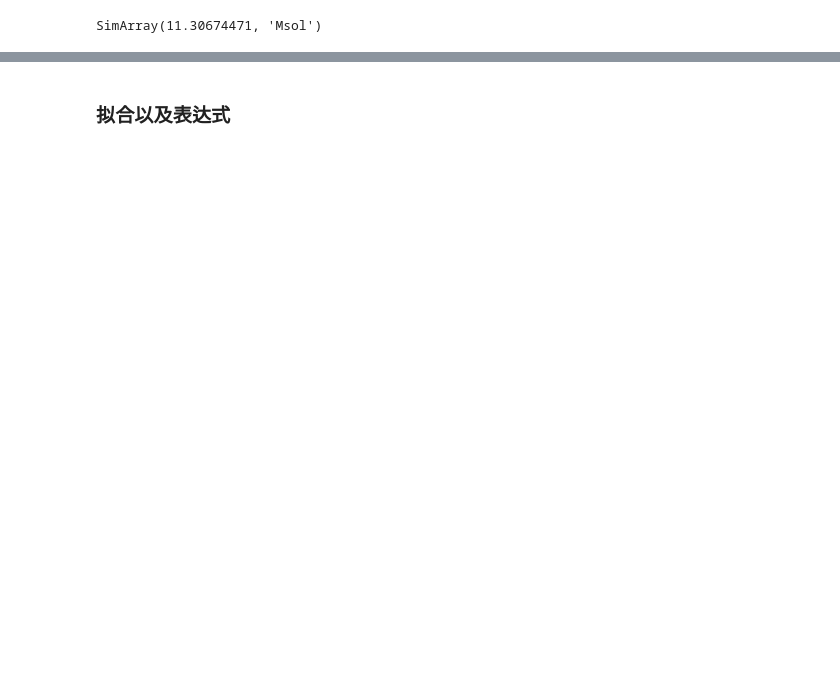
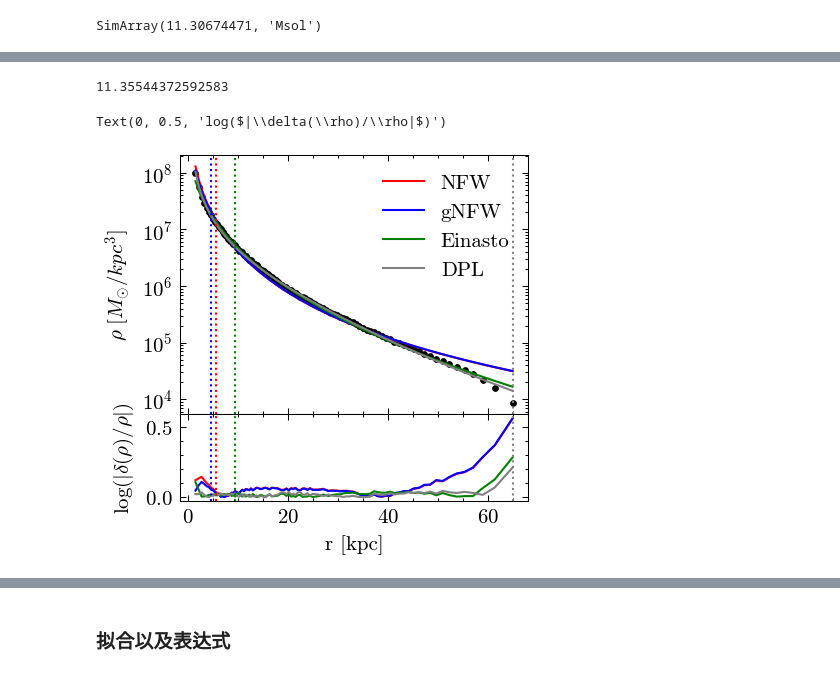
Before and after one commit to wx-ys/gal1d, a Jupyter notebook: example.ipynb, the cells around one changed output, grey strips where cells are left out. Cells and saved outputs as stored; diff of their text form; code cells hidden in the pictures; blank space fills up the shorter version.

```diff
--- a/example.ipynb
+++ b/example.ipynb
@@ -92,2 +99,36 @@ np.log10(ein.enclosed_mass(200))
+# %%
+np.log10(ein.total_mass())
+# %% [output]
+11.35544372592583
+# %%
+fig,axis = plt.subplots(2,1,dpi=150,height_ratios=[3,1],sharex=True,figsize=(3,3))
+axis[0].scatter(rdm,rhodm,c='k',s=5)
+axis[0].plot(rdm,nfw(rdm),c='r',label='NFW')
+axis[0].plot(rdm,gnfw(rdm),c='b',label='gNFW')
+axis[0].plot(rdm,ein(rdm),c='g',label='Einasto')
+axis[0].plot(rdm,dou(rdm),c='grey',label='DPL')
+#plt.plot(rdm,ein(rdm),c='y')
+axis[0].set_yscale('log')
+axis[1].plot(rdm, np.log10(np.abs((nfw(rdm)-rhodm)/rhodm)+1),c='r')
+axis[1].plot(rdm, np.log10(np.abs((gnfw(rdm)-rhodm)/rhodm)+1),c='b')
+axis[1].plot(rdm, np.log10(np.abs((ein(rdm)-rhodm)/rhodm)+1),c='g')
+axis[1].plot(rdm,np.log10(np.abs((dou(rdm)-rhodm)/rhodm)+1),c='grey')
+
+axis[0].axvline(gnfw['scale_radius'],c='b',linestyle=':')
+axis[0].axvline(nfw['scale_radius'],c='r',linestyle=':')
+axis[0].axvline(ein['scale_radius'],c='g',linestyle=':')
+axis[0].axvline(dou['scale_radius'],c='grey',linestyle=':')
+axis[1].axvline(gnfw['scale_radius'],c='b',linestyle=':')
+axis[1].axvline(nfw['scale_radius'],c='r',linestyle=':')
+axis[1].axvline(ein['scale_radius'],c='g',linestyle=':')
+axis[1].axvline(dou['scale_radius'],c='grey',linestyle=':')
+axis[0].legend(loc='best')
+fig.subplots_adjust(hspace=0)
+axis[1].set_xlabel('r [kpc]')
+axis[0].set_ylabel(r'$\rho\ [M_{\odot}/kpc^{3}]$')
+axis[1].set_ylabel(r'log($|\delta(\rho)/\rho|$)')
+# %% [output]
+Text(0, 0.5, 'log($|\\delta(\\rho)/\\rho|$)')
+[figure, added]
 # %%
 plt.figure(dpi=150)
```
Also changed, not shown: parts of 29 cells of this notebook, 5 other files.
